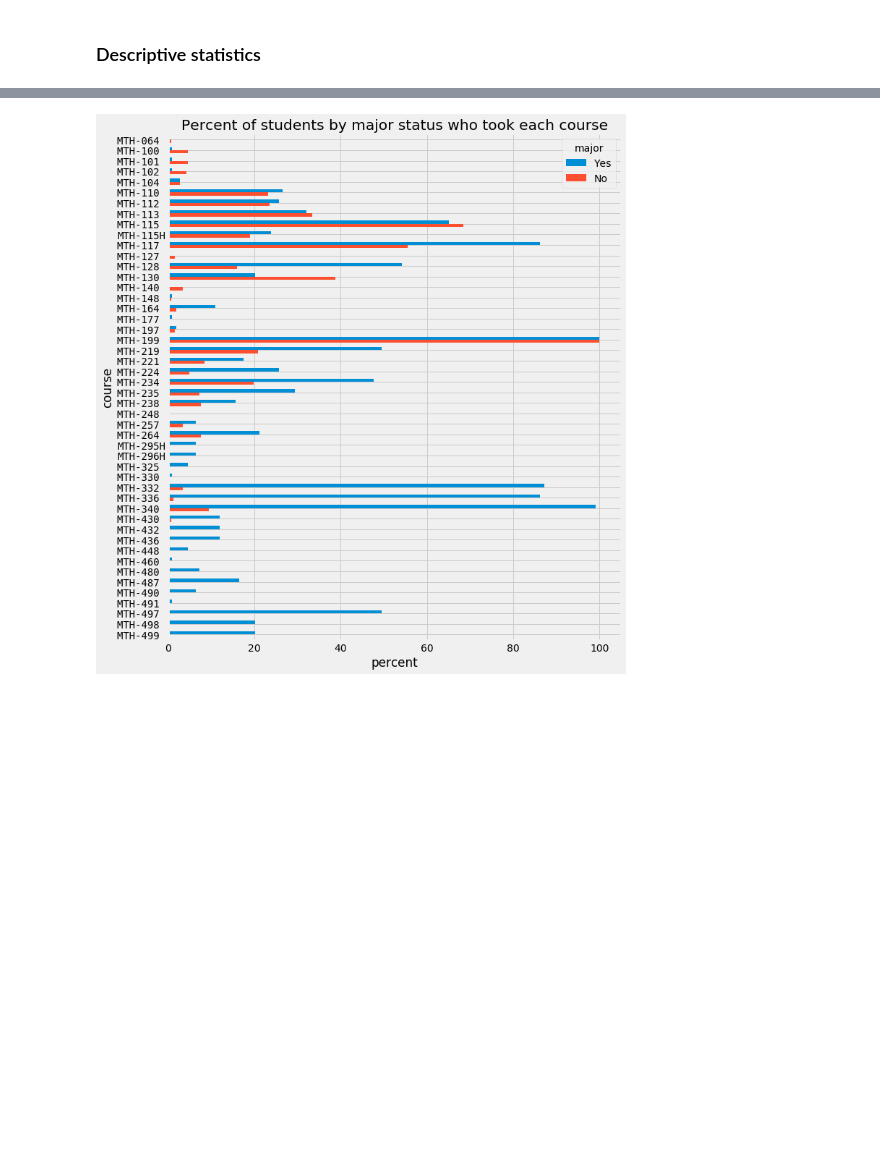
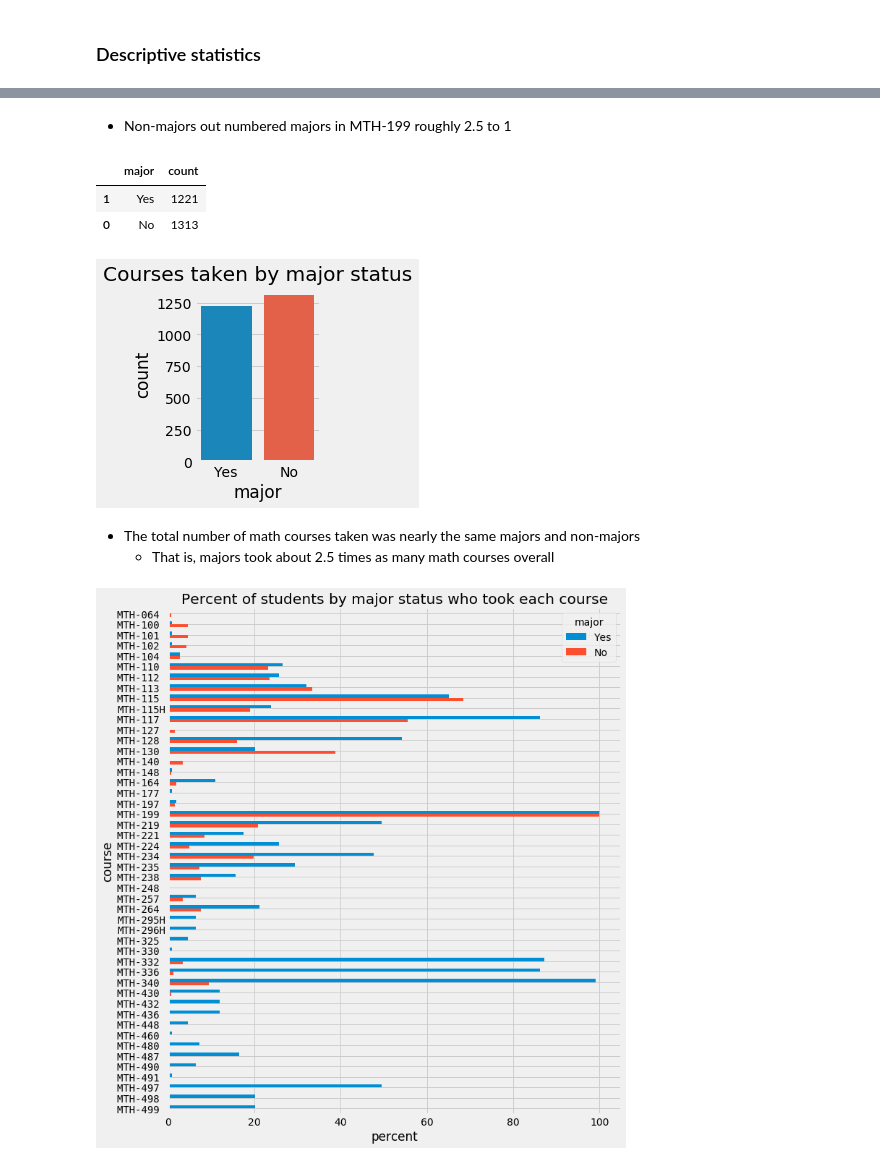
Before and after one commit to pmgasper/union_students, a Jupyter notebook: nb06_nonmajordata.ipynb, the cells around one changed output, grey strips where cells are left out. Saved outputs shown, nothing was run; the diff lists cells and outputs as text; code cells hidden in the pictures; blank space fills up the shorter version.

```diff
--- a/nb06_nonmajordata.ipynb
+++ b/nb06_nonmajordata.ipynb
@@ -161,3 +139,26 @@ plt.show()
+# %% [markdown]
+* Non-majors out numbered majors in MTH-199 roughly 2.5 to 1
+# %%
+course_count = (grades.groupby('major').id.count()
+                .rename({True:'Yes', False:'No'})
+                .reset_index()
+                .rename(columns={'id':'count'})
+                .sort_values(by='major', ascending=False))
+
+display(course_count)
+
+plt.figure(figsize=(2, 3))
+sns.barplot(data=course_count, x='major', y='count', order=['Yes', 'No'])
+plt.title('Courses taken by major status')
+plt.show()
+# %% [output]
+|  | major | count |
+| 1 | Yes | 1221 |
+| 0 | No | 1313 |
+[figure, added]
+# %% [markdown]
+* The total number of math courses taken was nearly the same majors and non-majors
+  + That is, majors took about 2.5 times as many math courses overall
 # %%
 # Courses taken by majors vs. non-majors as a percentage
 min_count = 1   # exclude courses taken less than min_count times
```
Also changed, not shown: parts of 16 cells of this notebook.
